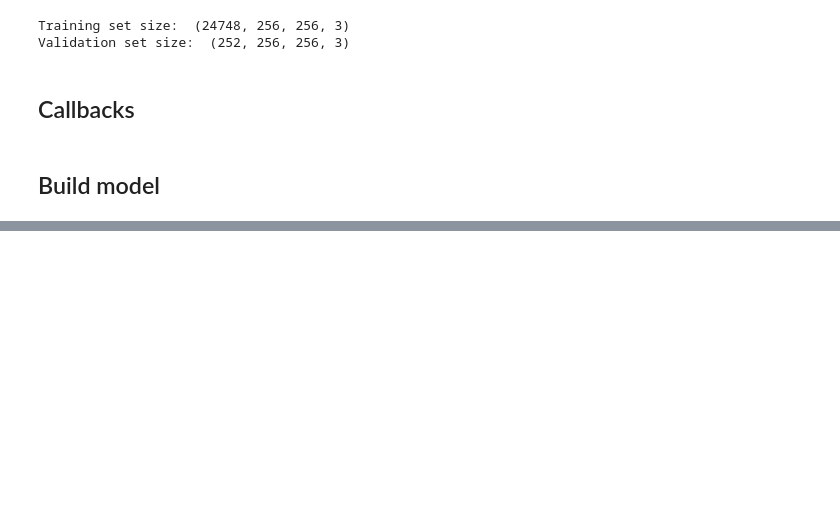
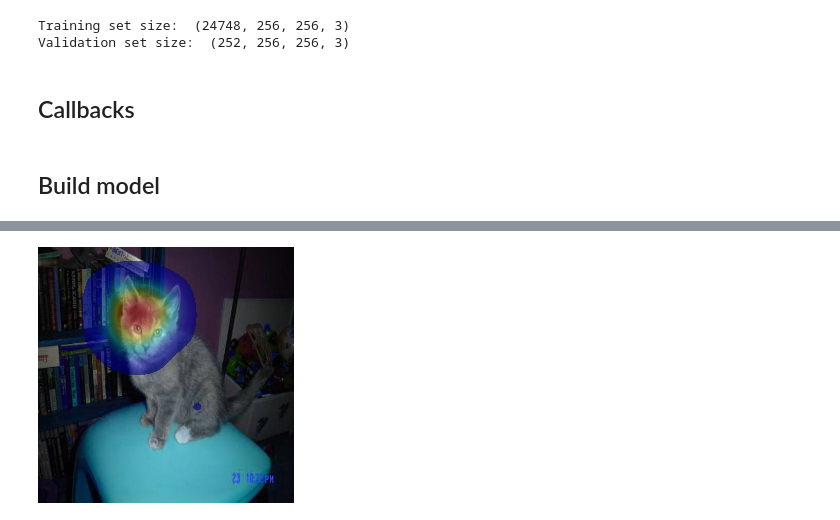
Before and after one commit to vashineyu/deep-learning-experiments, a Jupyter notebook: Tut_cats-dogs/cat_dog_Keras.ipynb, the cells around one changed output, grey strips where cells are left out. Saved outputs shown, nothing was run; the diff lists cells and outputs as text; code cells hidden in the pictures; blank space fills up the shorter version.

Commit message:
add visualization with Grad-CAM

```diff
--- a/Tut_cats-dogs/cat_dog_Keras.ipynb
+++ b/Tut_cats-dogs/cat_dog_Keras.ipynb
@@ -31,9 +31,9 @@ from imgaug import augmenters as iaa
 import random
 
 parser = argparse.ArgumentParser()
-parser.add_argument('--gpu_id', default=6)
-parser.add_argument('--image_dir', default="/home/seanyu/datasets/cat_dog/dataset/") # Path to where you put your data
-parser.add_argument('--save_dir', default='./result')
+parser.add_argument('--gpu_id', default=3)
+parser.add_argument('--image_dir', default="/data/seanyu/cat_dog/dataset/") # Path to where you put your data
+parser.add_argument('--save_dir', default='/data/seanyu/cat_dog/model/')
 parser.add_argument('--batch_size', default=32, type=int)
 parser.add_argument('--do_augment', default=True, type = bool)
 parser.add_argument('--epochs', default=50, type=int)
@@ -272,0 +217,4 @@ Epoch 3/100
+# %%
+from keras.models import load_model
+import keras.backend as K
+model = load_model("/data/seanyu/cat_dog/model/model.h5")
@@ -272,0 +223,4 @@ Epoch 3/100
+# %%
+layer = 'add_16' # layer before GAP and last activation
+idx = 201
+sess = K.get_session()
@@ -272,0 +335,9 @@ Epoch 3/100
+# %%
+layer = 'add_16' # layer before GAP and last activation
+idx = 201
+sess = K.get_session()
+cam_out, cam_map = grad_cam(model = model, tf_sess=sess,
+                            image = x_val[idx], cls_select= y_val[idx].argmax(), layer=layer)
+cam_map
+# %% [output]
+[figure, added]
```
Also changed, not shown: parts of 11 cells of this notebook.
